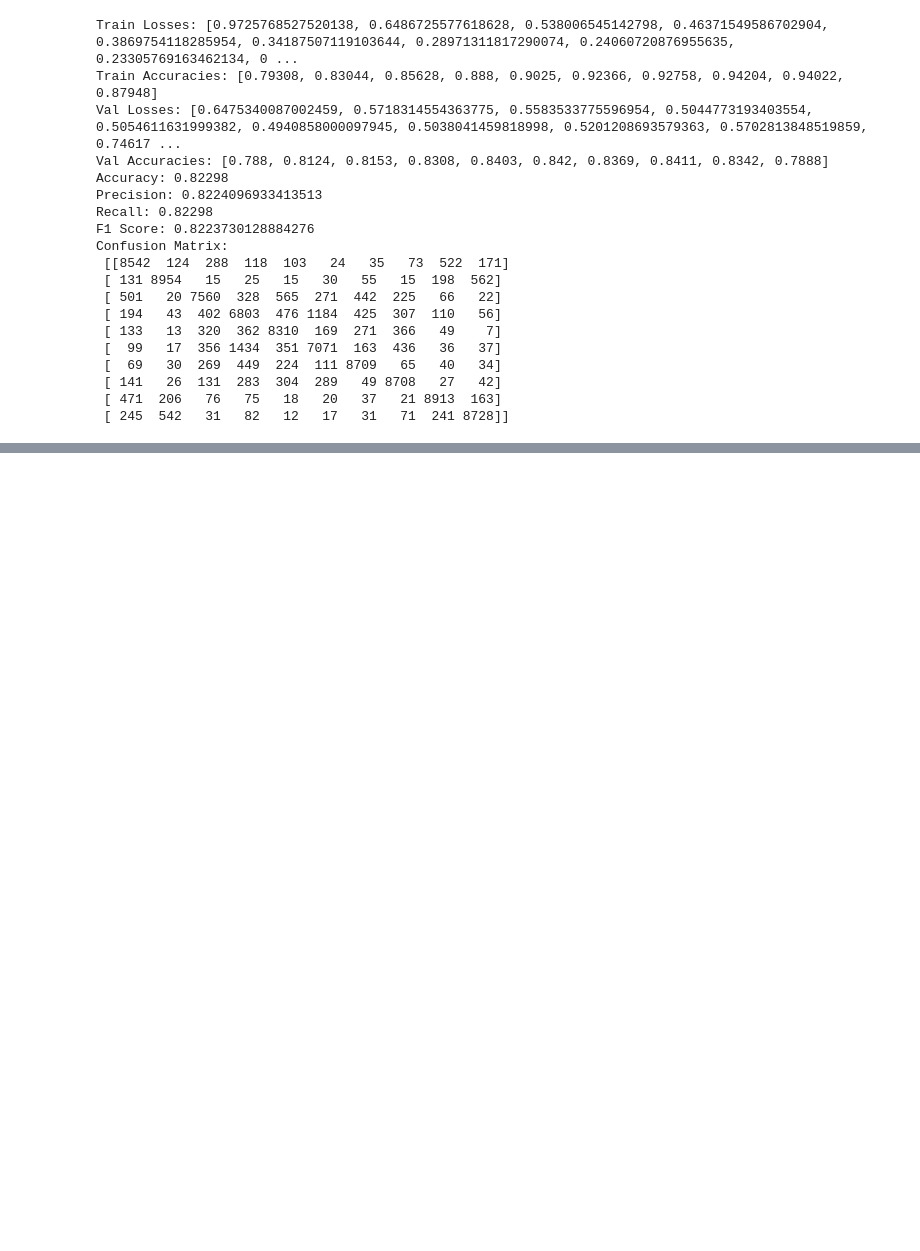
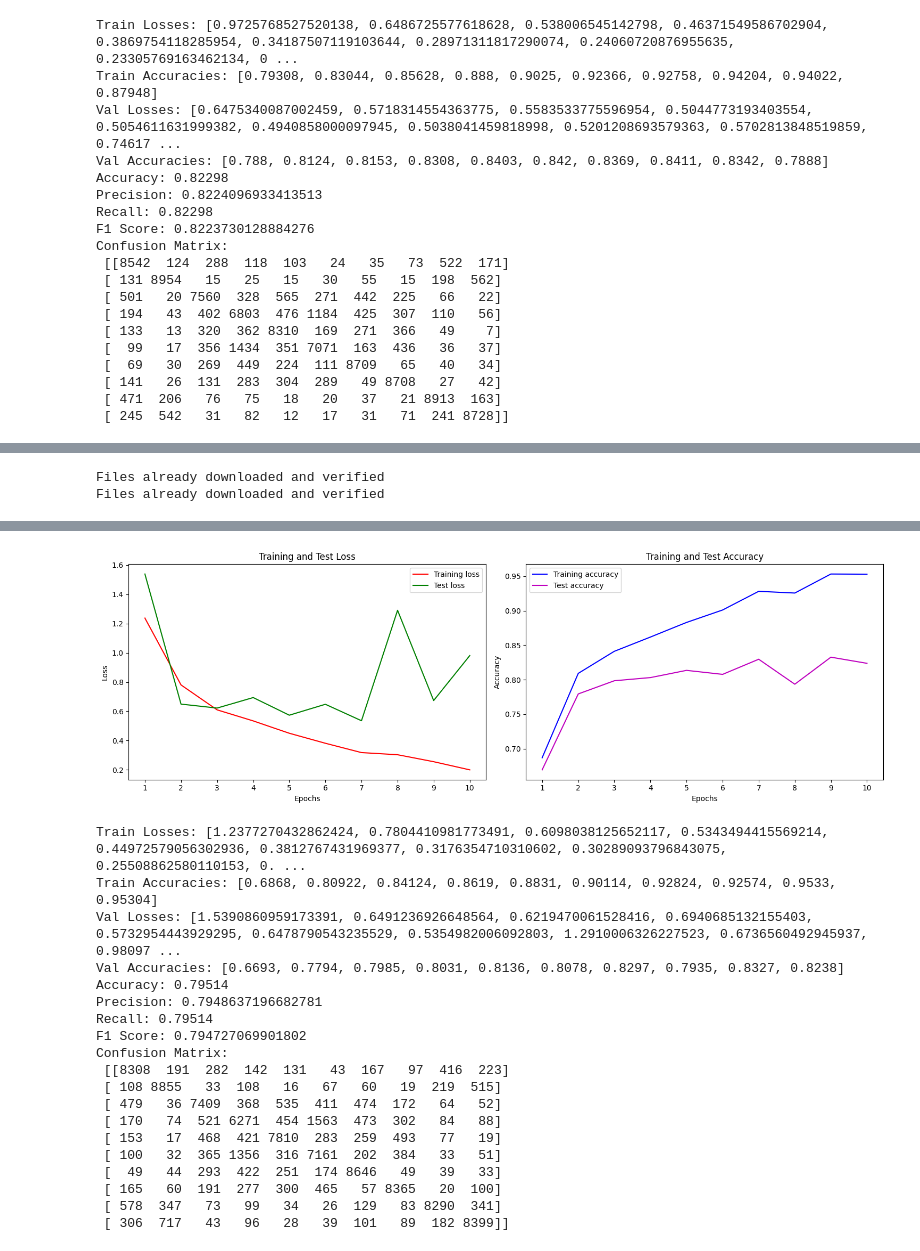
Before and after one commit to fatimaazfar/ResNet-Optima, a Jupyter notebook: classic-resnet.ipynb, the cells around one changed output, grey strips where cells are left out. Drawn from its saved outputs; the diff is of its cells as text; code cells hidden in the pictures; blank space fills up the shorter version.

```diff
--- a/classic-resnet.ipynb
+++ b/classic-resnet.ipynb
@@ -283,0 +324,8 @@ Confusion Matrix:
+# %%
+if __name__ == '__main__':
+    model = "resnet152" # Choose from 'resnet50', 'resnet101', or 'resnet152'
+    dataset = "cifar10" # Choose from 'cifar10' or 'imagenet'
+    main(model,dataset)
+# %% [output]
+Files already downloaded and verified
+Files already downloaded and verified
@@ -283,0 +344,20 @@ Confusion Matrix:
+[figure, added]
+Train Losses: [1.2377270432862424, 0.7804410981773491, 0.6098038125652117, 0.5343494415569214, 0.44972579056302936, 0.3812767431969377, 0.3176354710310602, 0.30289093796843075, 0.25508862580110153, 0. ...
+Train Accuracies: [0.6868, 0.80922, 0.84124, 0.8619, 0.8831, 0.90114, 0.92824, 0.92574, 0.9533, 0.95304]
+Val Losses: [1.5390860959173391, 0.6491236926648564, 0.6219470061528416, 0.6940685132155403, 0.5732954443929295, 0.6478790543235529, 0.5354982006092803, 1.2910006326227523, 0.6736560492945937, 0.98097 ...
+Val Accuracies: [0.6693, 0.7794, 0.7985, 0.8031, 0.8136, 0.8078, 0.8297, 0.7935, 0.8327, 0.8238]
+Accuracy: 0.79514
+Precision: 0.7948637196682781
+Recall: 0.79514
+F1 Score: 0.794727069901802
+Confusion Matrix:
+ [[8308  191  282  142  131   43  167   97  416  223]
+ [ 108 8855   33  108   16   67   60   19  219  515]
+ [ 479   36 7409  368  535  411  474  172   64   52]
+ [ 170   74  521 6271  454 1563  473  302   84   88]
+ [ 153   17  468  421 7810  283  259  493   77   19]
+ [ 100   32  365 1356  316 7161  202  384   33   51]
+ [  49   44  293  422  251  174 8646   49   39   33]
+ [ 165   60  191  277  300  465   57 8365   20  100]
+ [ 578  347   73   99   34   26  129   83 8290  341]
+ [ 306  717   43   96   28   39  101   89  182 8399]]
```
Also changed, not shown: parts of 2 cells of this notebook.
